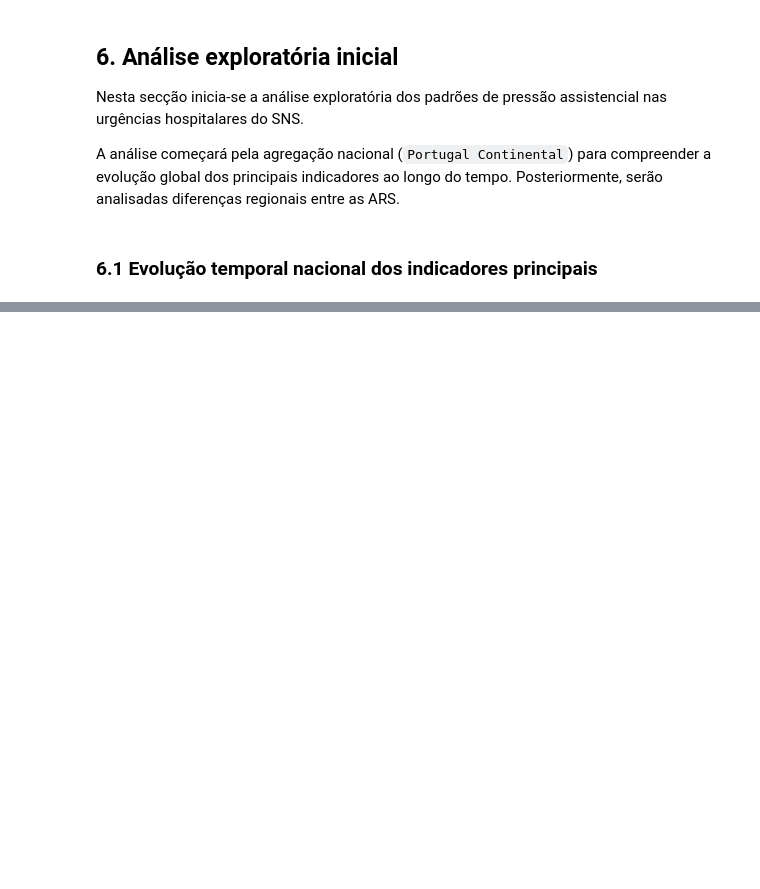
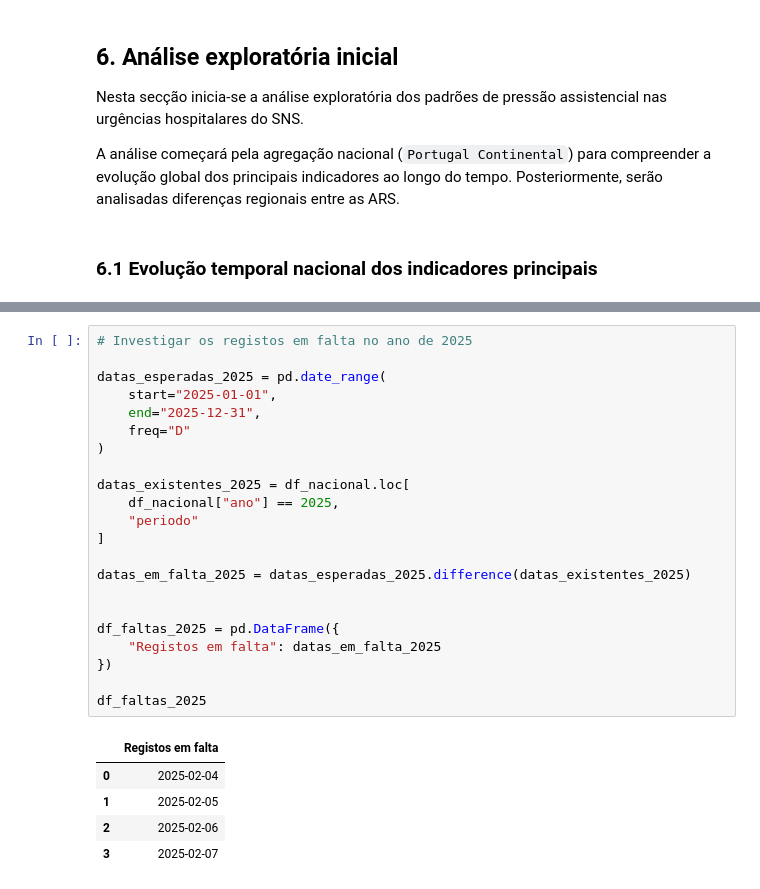
Before and after one commit to ivomargarido/ed-crowding-sns-portugal, a Jupyter notebook: notebooks/01_eda_monitorizacao_urgencias_sns.ipynb, the cells around one changed output, grey strips where cells are left out. Cells and saved outputs as stored; diff of their text form; blank space fills up the shorter version.

```diff
--- a/notebooks/01_eda_monitorizacao_urgencias_sns.ipynb
+++ b/notebooks/01_eda_monitorizacao_urgencias_sns.ipynb
@@ -673,0 +717,28 @@ A análise começará pela agregação nacional (`Portugal Continental`) para co
+# %%
+# Investigar os registos em falta no ano de 2025
+
+datas_esperadas_2025 = pd.date_range(
+    start="2025-01-01",
+    end="2025-12-31",
+    freq="D"
+)
+
+datas_existentes_2025 = df_nacional.loc[
+    df_nacional["ano"] == 2025,
+    "periodo"
+]
+
+datas_em_falta_2025 = datas_esperadas_2025.difference(datas_existentes_2025)
+
+
+df_faltas_2025 = pd.DataFrame({
+    "Registos em falta": datas_em_falta_2025
+})
+
+df_faltas_2025
+# %% [output]
+|  | Registos em falta |
+| 0 | 2025-02-04 |
+| 1 | 2025-02-05 |
+| 2 | 2025-02-06 |
+| 3 | 2025-02-07 |
```
Also changed, not shown: parts of 5 cells of this notebook, 1 other file.
